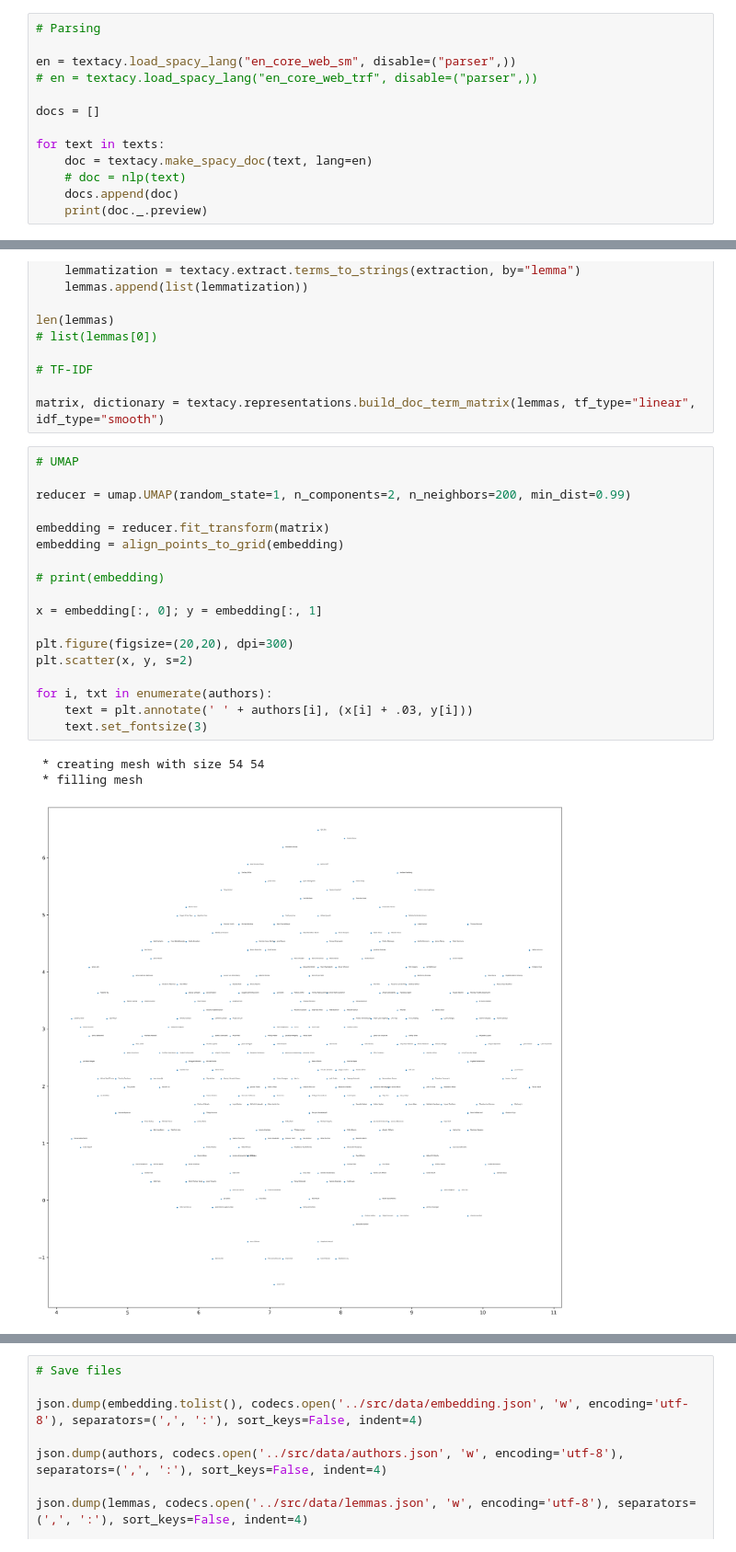
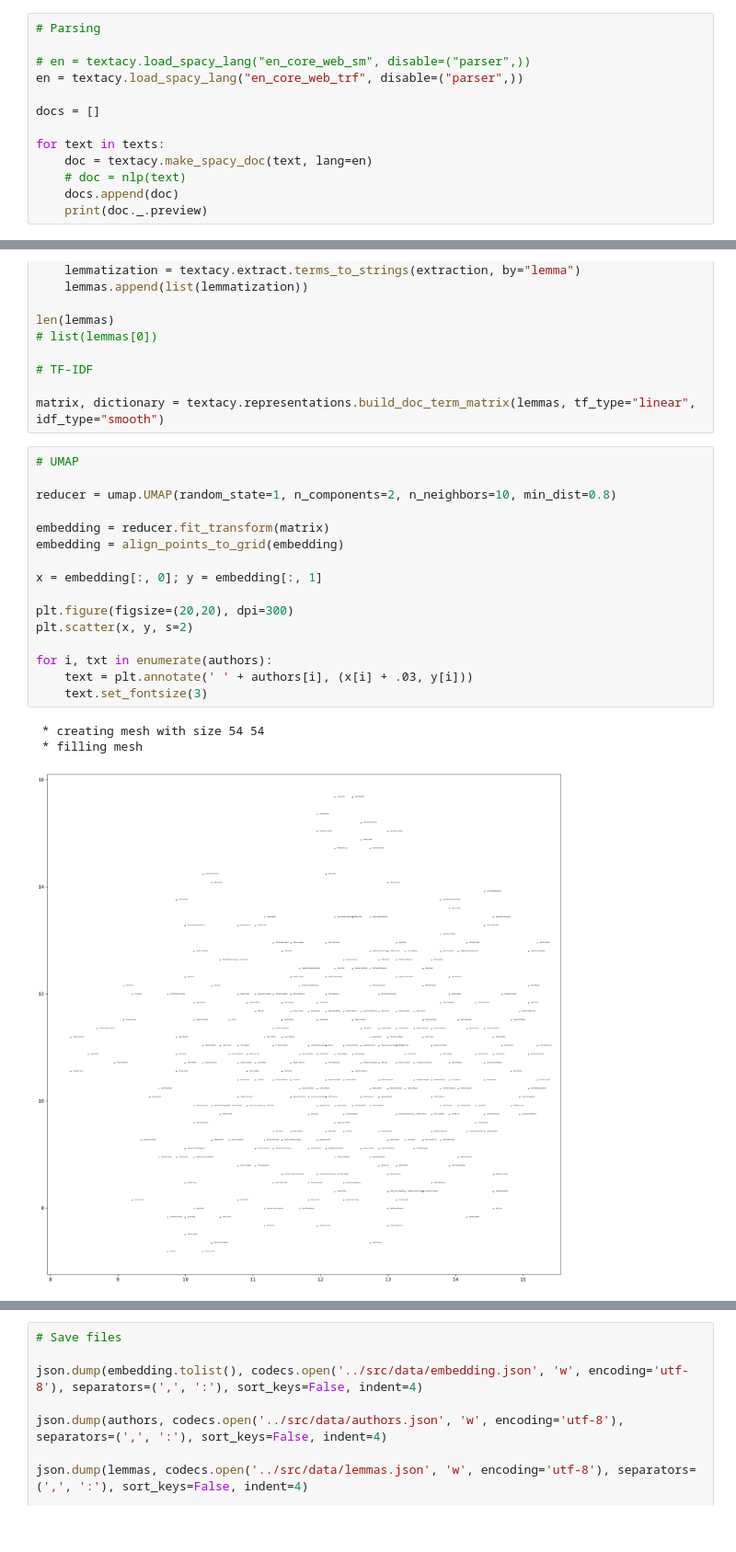
Before and after one commit to rodighiero/SPT2021, a Jupyter notebook: data/analysis.ipynb, the cells around one changed output, grey strips where cells are left out. Shown at 92% size. Saved outputs shown, nothing was run; the diff lists cells and outputs as text.

```diff
--- a/data/analysis.ipynb
+++ b/data/analysis.ipynb
@@ -104,8 +104,8 @@ len(texts)
 # %%
 # Parsing
 
-en = textacy.load_spacy_lang("en_core_web_sm", disable=("parser",))
-# en = textacy.load_spacy_lang("en_core_web_trf", disable=("parser",))
+# en = textacy.load_spacy_lang("en_core_web_sm", disable=("parser",))
+en = textacy.load_spacy_lang("en_core_web_trf", disable=("parser",))
 
 docs = []
 
@@ -154,25 +154,23 @@ matrix, dictionary = textacy.representations.build_doc_term_matrix(lemmas, tf_ty
 # %%
 # UMAP
 
-reducer = umap.UMAP(random_state=1, n_components=2, n_neighbors=200, min_dist=0.99)
+reducer = umap.UMAP(random_state=1, n_components=2, n_neighbors=10, min_dist=0.8)
 
 embedding = reducer.fit_transform(matrix)
 embedding = align_points_to_grid(embedding)
-
-# print(embedding)
 
 x = embedding[:, 0]; y = embedding[:, 1]
 
 plt.figure(figsize=(20,20), dpi=300)
 plt.scatter(x, y, s=2)
 
 for i, txt in enumerate(authors):
     text = plt.annotate(' ' + authors[i], (x[i] + .03, y[i]))
     text.set_fontsize(3)
 # %% [output]
  * creating mesh with size 54 54
  * filling mesh
-[figure, old version]
+[figure, new version]
 # %%
 pairs = []
 
```
Also changed, not shown: parts of 1 cell of this notebook, 11 other files.
